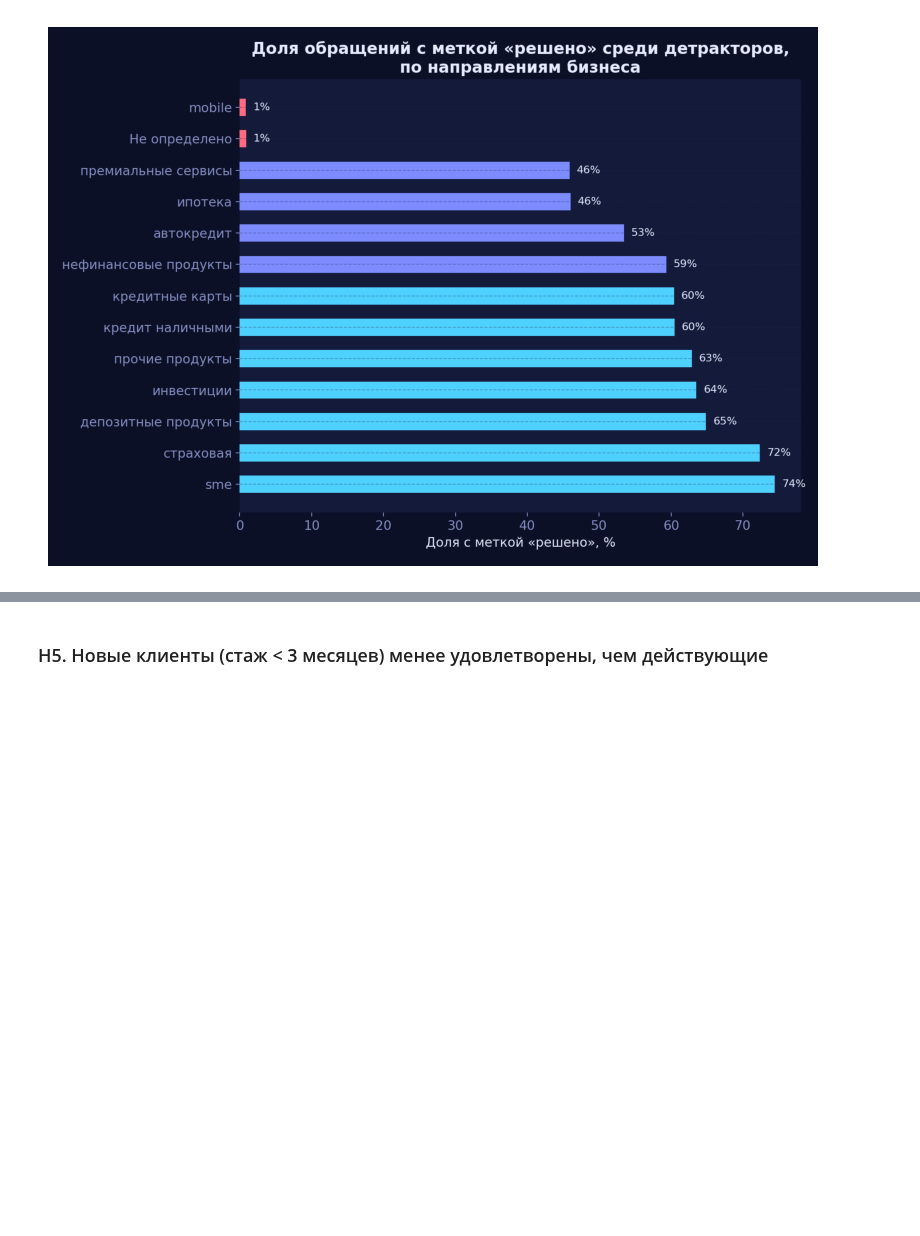
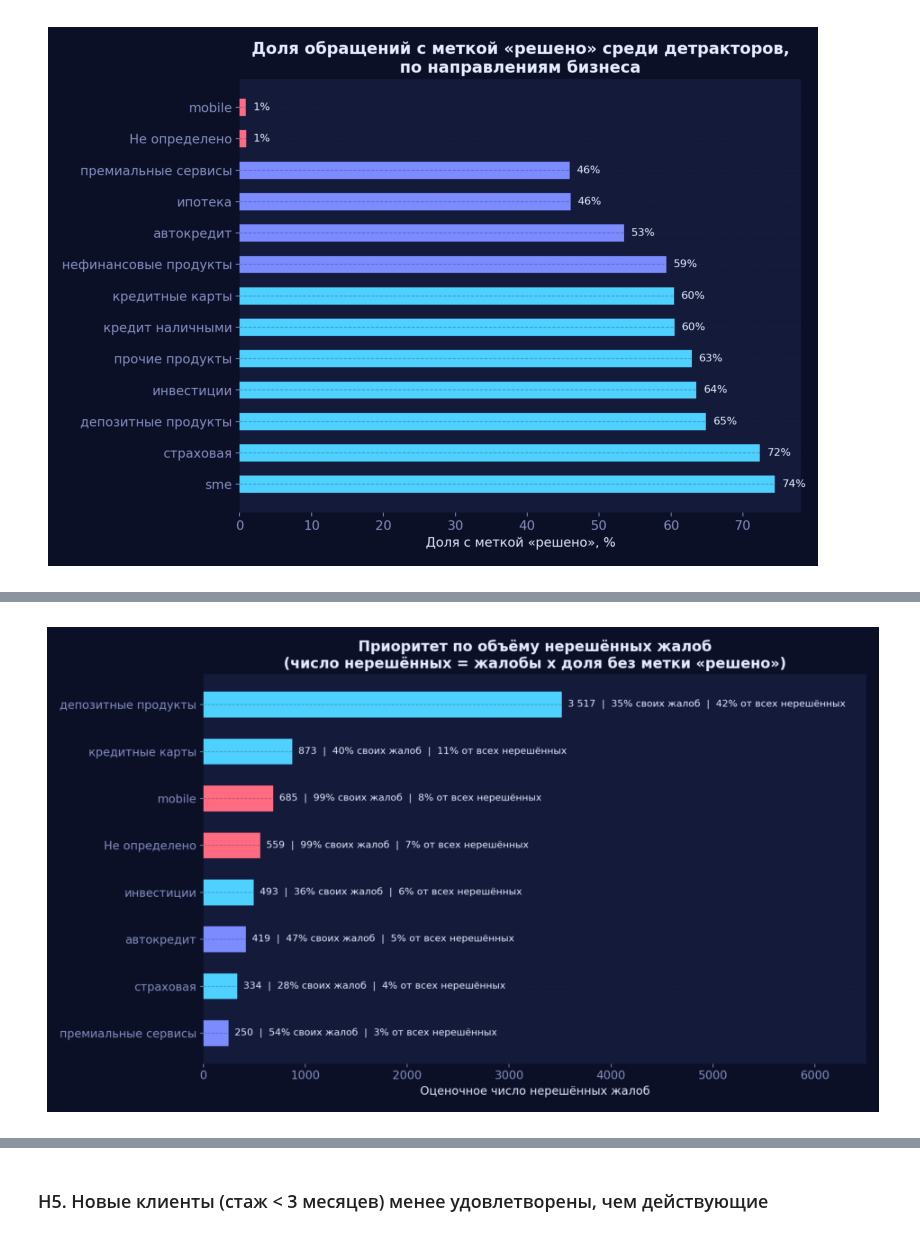
Before and after one commit to kruasanchikk1/tbank-reviews-analysis, a Jupyter notebook: tbank_reviews_analysis.ipynb, the cells around one changed output, grey strips where cells are left out. Cells and saved outputs as stored; diff of their text form; code cells hidden in the pictures; blank space fills up the shorter version.

```diff
--- a/tbank_reviews_analysis.ipynb
+++ b/tbank_reviews_analysis.ipynb
@@ -328,0 +405,5 @@ plt.figure(figsize=(11, 7)); plt.imshow(img); plt.axis('off'); plt.show()
+# %%
+img = plt.imread('images/12_unresolved_priority.png')
+plt.figure(figsize=(12, 7)); plt.imshow(img); plt.axis('off'); plt.show()
+# %% [output]
+[figure, added]
```
Also changed, not shown: parts of 26 cells of this notebook, 3 other files.
